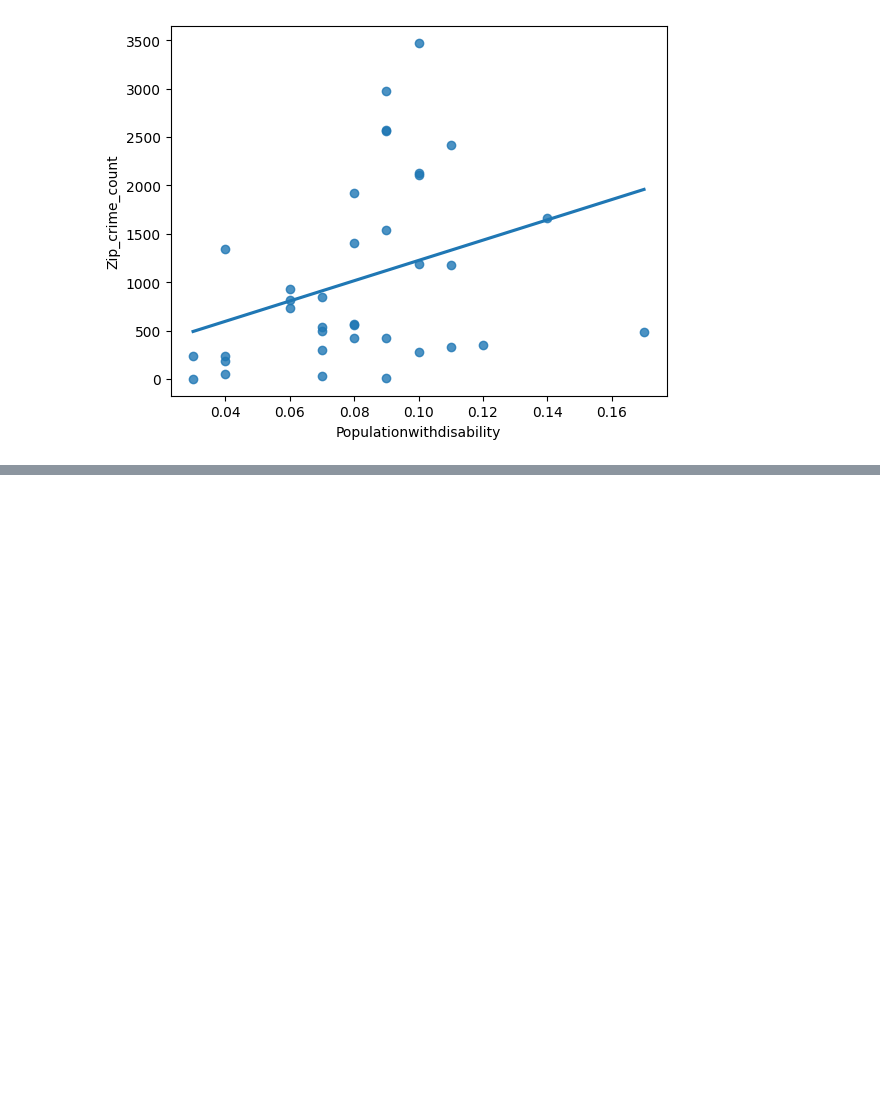
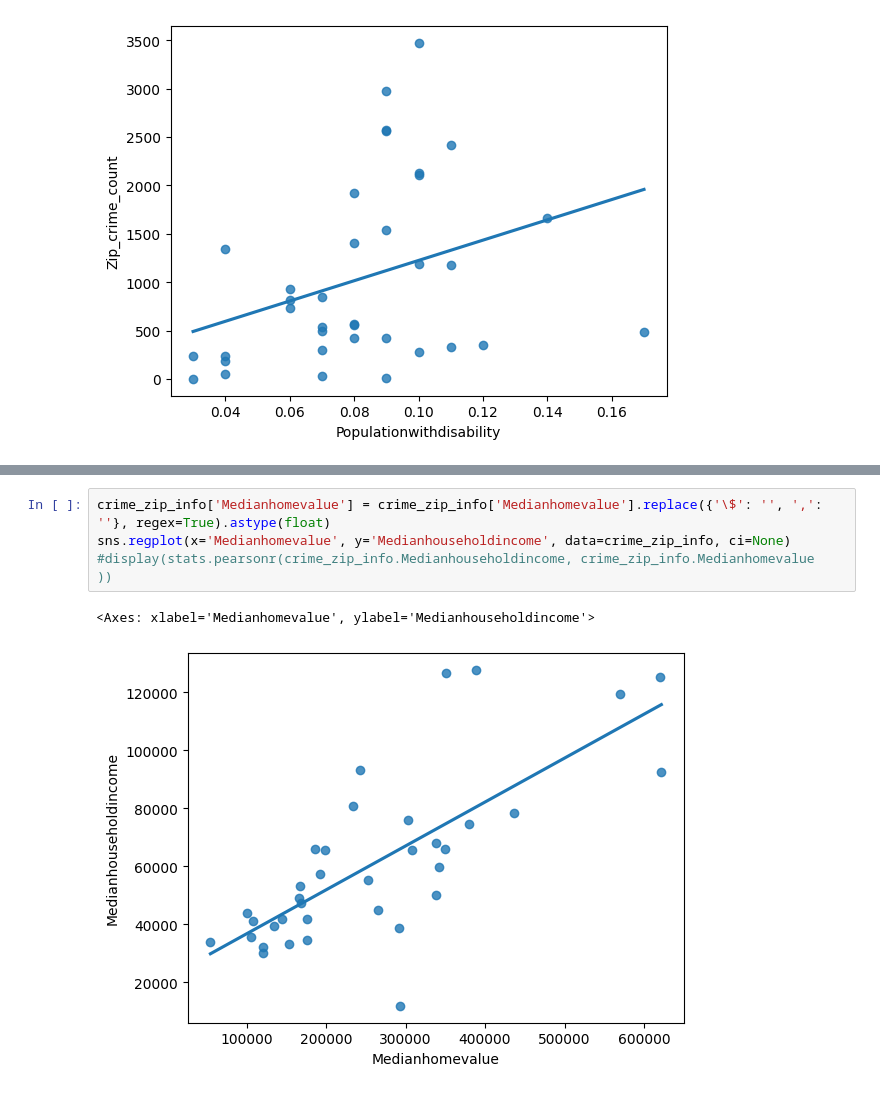
Before and after one commit to beaumartin25/cs5830_project2, a Jupyter notebook: project2.ipynb, the cells around one changed output, grey strips where cells are left out. Cells and saved outputs as stored; diff of their text form; blank space fills up the shorter version.

```diff
--- a/project2.ipynb
+++ b/project2.ipynb
@@ -168,0 +185,7 @@ plt.show
+# %%
+crime_zip_info['Medianhomevalue'] = crime_zip_info['Medianhomevalue'].replace({'\$': '', ',': ''}, regex=True).astype(float)
+sns.regplot(x='Medianhomevalue', y='Medianhouseholdincome', data=crime_zip_info, ci=None)
+#display(stats.pearsonr(crime_zip_info.Medianhouseholdincome, crime_zip_info.Medianhomevalue	))
+# %% [output]
+<Axes: xlabel='Medianhomevalue', ylabel='Medianhouseholdincome'>
+[figure, added]
```
Also changed, not shown: parts of 4 cells of this notebook.
